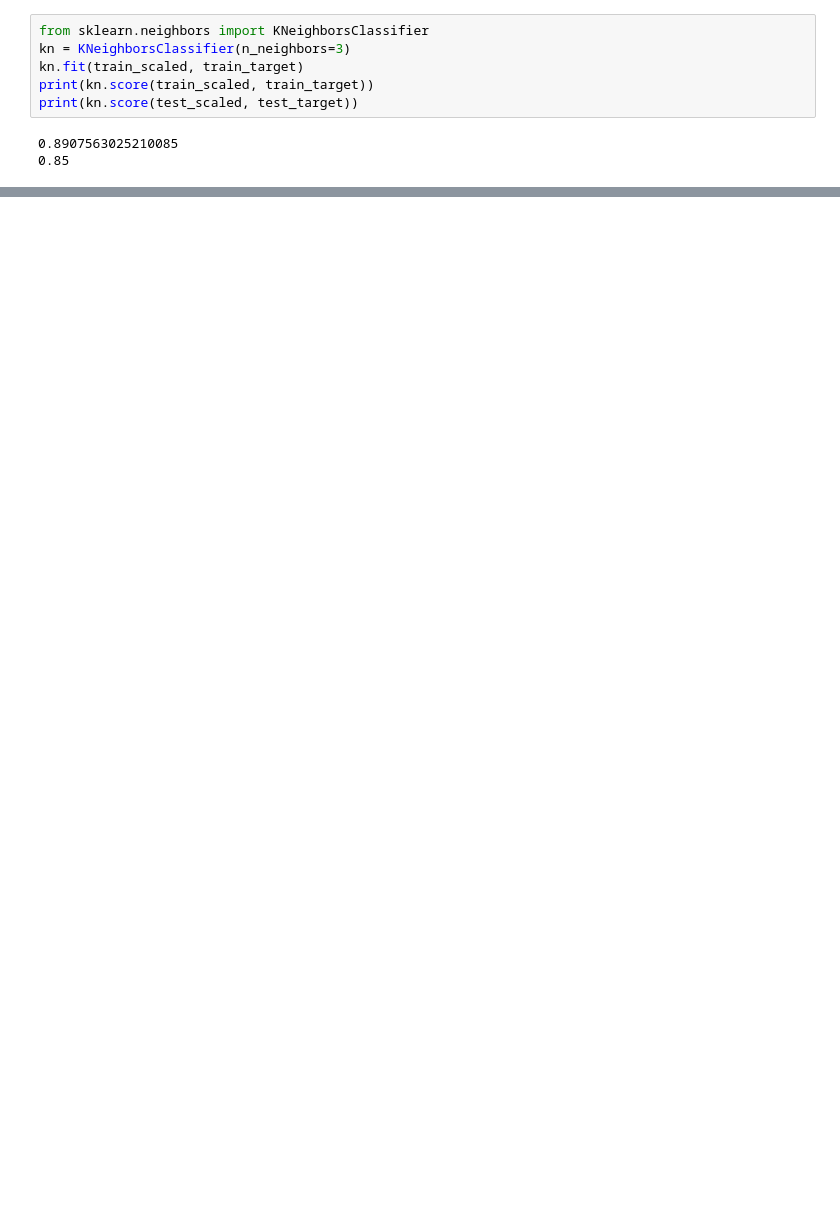
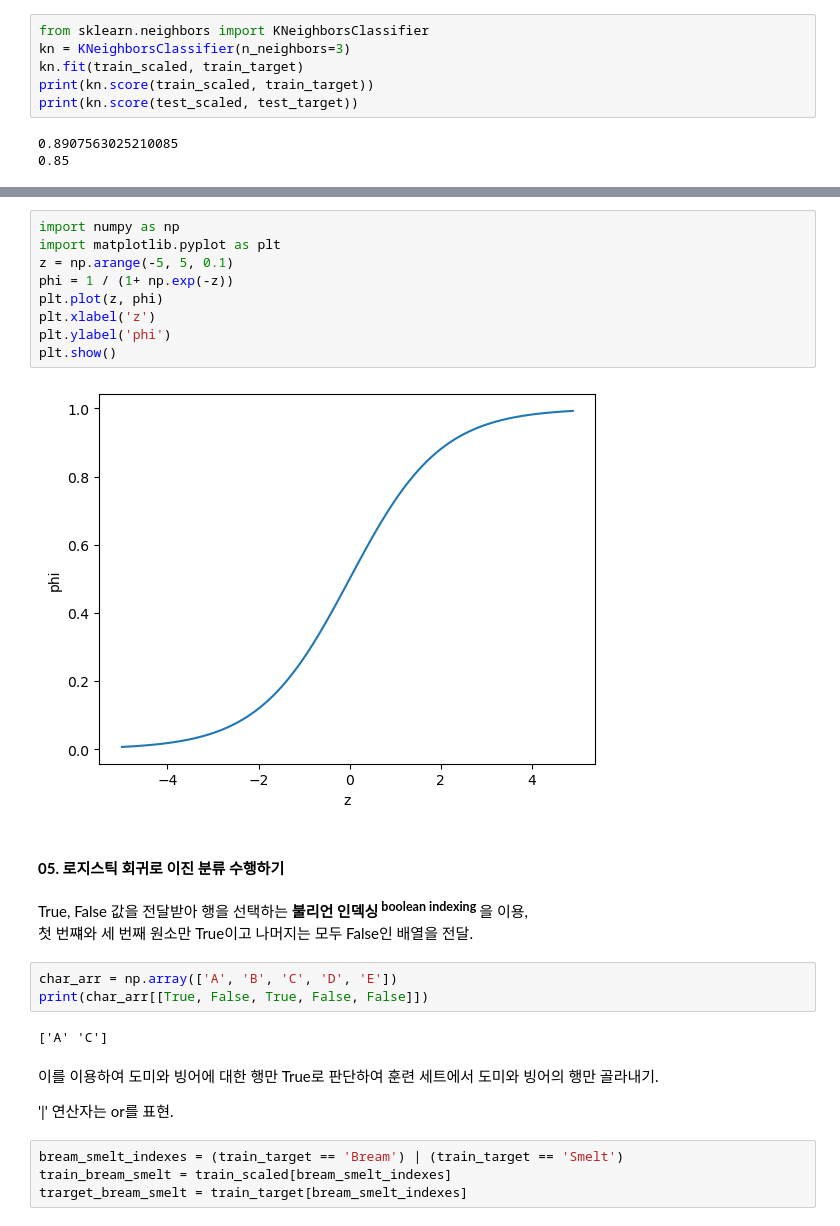
Before and after one commit to ksmsky8385/archive, a Jupyter notebook: ml/혼공머신러닝/04-1.ipynb, the cells around one changed output, grey strips where cells are left out. Drawn from its saved outputs; the diff is of its cells as text; blank space fills up the shorter version.

```diff
--- a/ml/혼공머신러닝/04-1.ipynb
+++ b/ml/혼공머신러닝/04-1.ipynb
@@ -72,0 +148,29 @@ print(kn.score(test_scaled, test_target))
+# %%
+import numpy as np
+import matplotlib.pyplot as plt
+z = np.arange(-5, 5, 0.1)
+phi = 1 / (1+ np.exp(-z))
+plt.plot(z, phi)
+plt.xlabel('z')
+plt.ylabel('phi')
+plt.show()
+# %% [output]
+[figure, added]
+# %% [markdown]
+#### **05. 로지스틱 회귀로 이진 분류 수행하기**
+# %% [markdown]
+True, False 값을 전달받아 행을 선택하는 **불리언 인덱싱<sup> boolean indexing <sup>** 을 이용,
+첫 번쨰와 세 번째 원소만 True이고 나머지는 모두 False인 배열을 전달.
+# %%
+char_arr = np.array(['A', 'B', 'C', 'D', 'E'])
+print(char_arr[[True, False, True, False, False]])
+# %% [output]
+['A' 'C']
+# %% [markdown]
+이를 이용하여 도미와 빙어에 대한 행만 True로 판단하여 훈련 세트에서 도미와 빙어의 행만 골라내기.
+
+'|' 연산자는 or를 표현.
+# %%
+bream_smelt_indexes = (train_target == 'Bream') | (train_target == 'Smelt')
+train_bream_smelt = train_scaled[bream_smelt_indexes]
+trarget_bream_smelt = train_target[bream_smelt_indexes]
```
Also changed, not shown: parts of 36 cells of this notebook, 4 other files.
